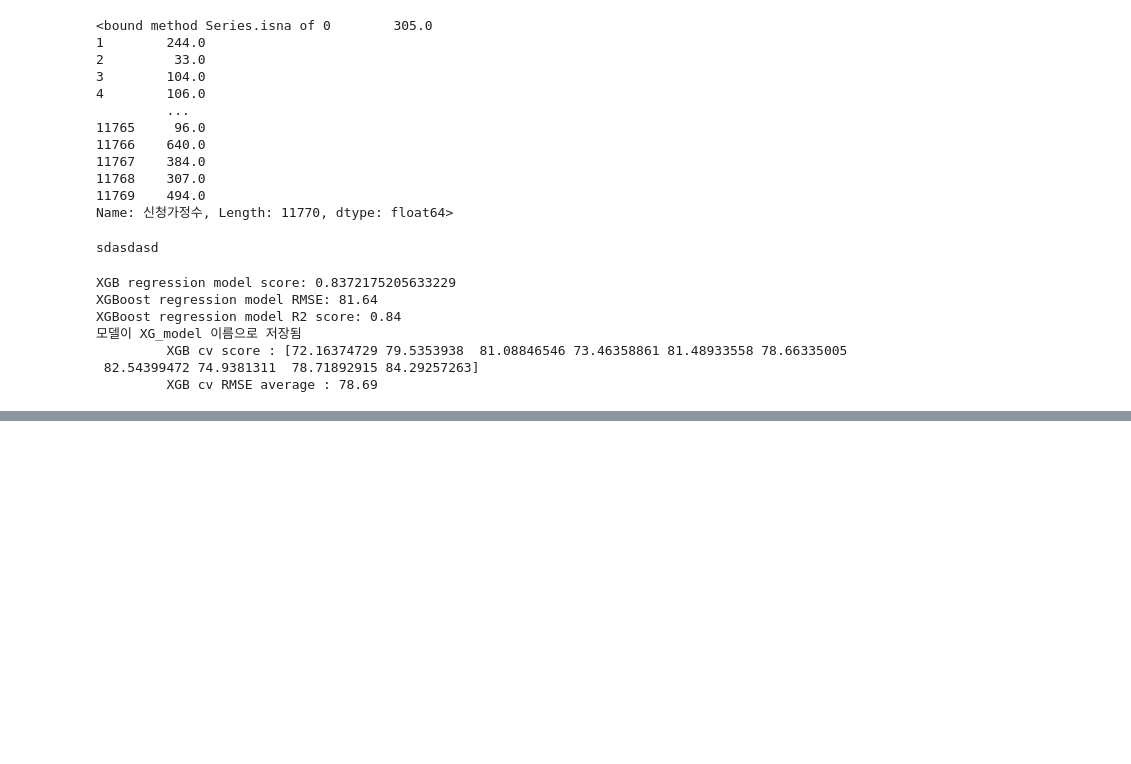
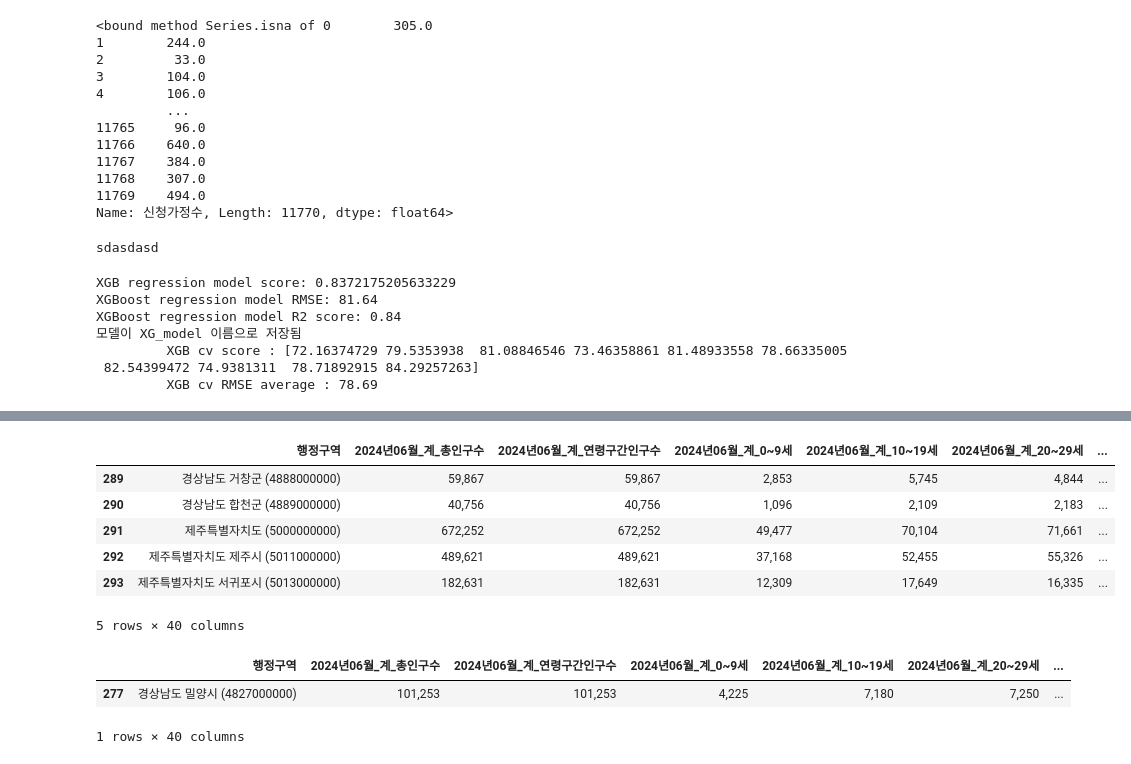
Before and after one commit to CodeArt-Team/MLcompetetion, a Jupyter notebook: 공모전/서울GovTech/돌봄서비스/데이터 읽어오기_jihwan.ipynb, the cells around one changed output, grey strips where cells are left out. Saved outputs shown, nothing was run; the diff lists cells and outputs as text; code cells hidden in the pictures; blank space fills up the shorter version.

```diff
--- a/공모전/서울GovTech/돌봄서비스/데이터 읽어오기_jihwan.ipynb
+++ b/공모전/서울GovTech/돌봄서비스/데이터 읽어오기_jihwan.ipynb
@@ -816,0 +992,21 @@ XGBoost regression model R2 score: 0.84
+# %%
+population_24_06_si=pd.read_csv("데이터파일/jihwan_예측율_test/시도별인구수ver2(시까지만).csv", encoding='euc-kr')
+population_24_06_si.tail()
+# %% [output]
+|  | 행정구역 | 2024년06월_계_총인구수 | 2024년06월_계_연령구간인구수 | 2024년06월_계_0~9세 | 2024년06월_계_10~19세 | 2024년06월_계_20~29세 | ... |
+| 289 | 경상남도 거창군 (4888000000) | 59,867 | 59,867 | 2,853 | 5,745 | 4,844 | ... |
+| 290 | 경상남도 합천군 (4889000000) | 40,756 | 40,756 | 1,096 | 2,109 | 2,183 | ... |
+| 291 | 제주특별자치도 (5000000000) | 672,252 | 672,252 | 49,477 | 70,104 | 71,661 | ... |
+| 292 | 제주특별자치도 제주시 (5011000000) | 489,621 | 489,621 | 37,168 | 52,455 | 55,326 | ... |
+| 293 | 제주특별자치도 서귀포시 (5013000000) | 182,631 | 182,631 | 12,309 | 17,649 | 16,335 | ... |
+5 rows × 40 columns
+# %%
+# 데이터프레임의 이름이 df라고 가정합니다.
+result = population_24_06_si[population_24_06_si['행정구역'].str.contains('경상남도 밀양시', na=False)]
+
+# 결과 출력
+result
+# %% [output]
+|  | 행정구역 | 2024년06월_계_총인구수 | 2024년06월_계_연령구간인구수 | 2024년06월_계_0~9세 | 2024년06월_계_10~19세 | 2024년06월_계_20~29세 | ... |
+| 277 | 경상남도 밀양시 (4827000000) | 101,253 | 101,253 | 4,225 | 7,180 | 7,250 | ... |
+1 rows × 40 columns
```
Also changed, not shown: parts of 17 cells of this notebook, 2 other files.
